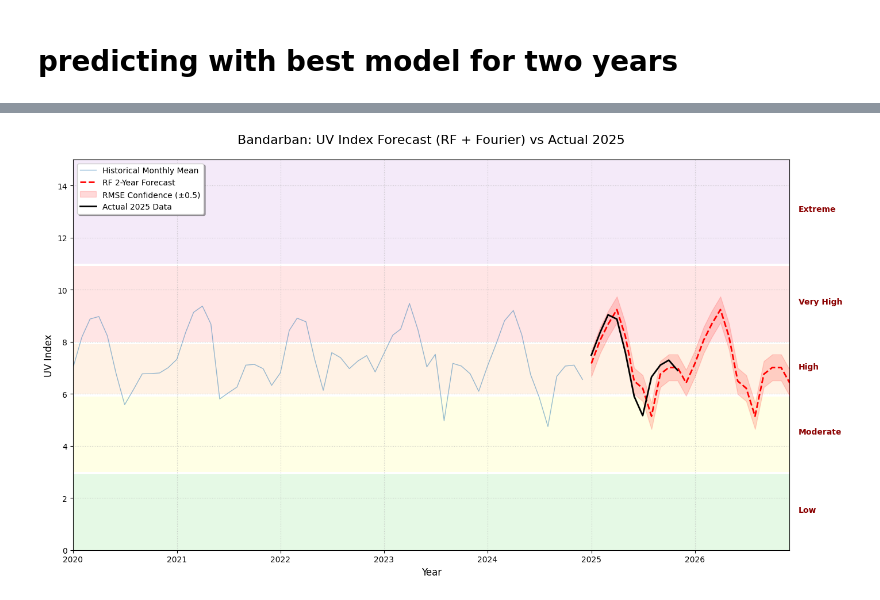
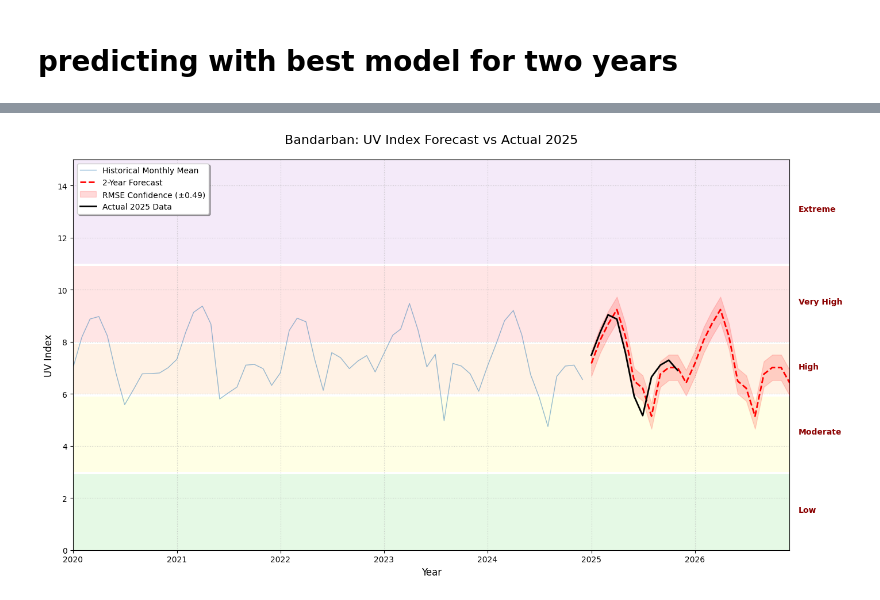
Before and after one commit to not-your-pancake/TCC_Journal, a Jupyter notebook: 0 Real Done Shit/6. Hill Tract Zone (Elevated Terrain)/5. UV Index Risk Categories/bandarban.ipynb, the cells around one changed output, grey strips where cells are left out. Saved outputs shown, nothing was run; the diff lists cells and outputs as text; code cells hidden in the pictures.

```diff
--- a/0 Real Done Shit/6. Hill Tract Zone (Elevated Terrain)/5. UV Index Risk Categories/bandarban.ipynb
+++ b/0 Real Done Shit/6. Hill Tract Zone (Elevated Terrain)/5. UV Index Risk Categories/bandarban.ipynb
@@ -827,40 +656,42 @@ fig, ax = plt.subplots(figsize=(14, 8))
 ax.plot(df_features['date'], y, label='Historical Monthly Mean', color='#2c7bb6', linewidth=1, alpha=0.5)
 
 # B. Prediction Trend & Confidence Cloud (RMSE)
-error_margin = 0.50  # Your validated RMSE
-ax.plot(future_dates, predictions_UV, label='RF 2-Year Forecast', linestyle='--', color='red', linewidth=2, zorder=5)
+error_margin = 0.49  # Your validated RMSE ##################################
+
+
+ax.plot(future_dates, predictions_UV, label='2-Year Forecast', linestyle='--', color='red', linewidth=2, zorder=5)
 ax.fill_between(future_dates, predictions_UV - error_margin, predictions_UV + error_margin,
                 color='red', alpha=0.15, label=f'RMSE Confidence (±{error_margin})', zorder=4)
 
 # C. Actual 2025 Data (Validation)
 ax.plot(df_2025_monthly.index, df_2025_monthly.values, label='Actual 2025 Data',
         color='black', markersize=5, linewidth=2, zorder=6)
 
 # D. WHO UV Category Bands
 bands = [
     (0, 2.9, "Low", (0.0, 0.8, 0.0, 0.1)),
     (3, 5.9, "Moderate", (1.0, 1.0, 0.0, 0.1)),
     (6, 7.9, "High", (1.0, 0.5, 0.0, 0.1)),
     (8, 10.9, "Very High", (1.0, 0.0, 0.0, 0.1)),
     (11, 15, "Extreme", (0.6, 0.2, 0.8, 0.1))
 ]
 
 for low, high, label, color in bands:
     ax.axhspan(low, high, facecolor=color, edgecolor=None, zorder=0)
     ax.text(future_dates[-1] + pd.DateOffset(months=1), (low + high) / 2, label,
             fontsize=10, fontweight='bold', color="darkred")
 
 # Formatting
-ax.set_title(f'{district}: UV Index Forecast (RF + Fourier) vs Actual 2025', fontsize=16, pad=20)
+ax.set_title(f'{district}: UV Index Forecast vs Actual 2025', fontsize=16, pad=20)
 ax.set_xlabel('Year', fontsize=12)
 ax.set_ylabel('UV Index', fontsize=12)
 ax.set_ylim(0, 15)
 ax.set_xlim(df_features['date'].min(), future_dates.max() + pd.DateOffset(months=3))
 ax.legend(loc='upper left', frameon=True, facecolor='white', shadow=True)
 ax.grid(True, linestyle=':', alpha=0.6)
 
 plt.tight_layout()
 plt.xlim(pd.Timestamp('2020-01-01'), future_dates.max())
 plt.show()
 # %% [output]
-[figure, old version]
+[figure, new version]
```
Also changed, not shown: parts of 5 cells of this notebook, 15 other files.
